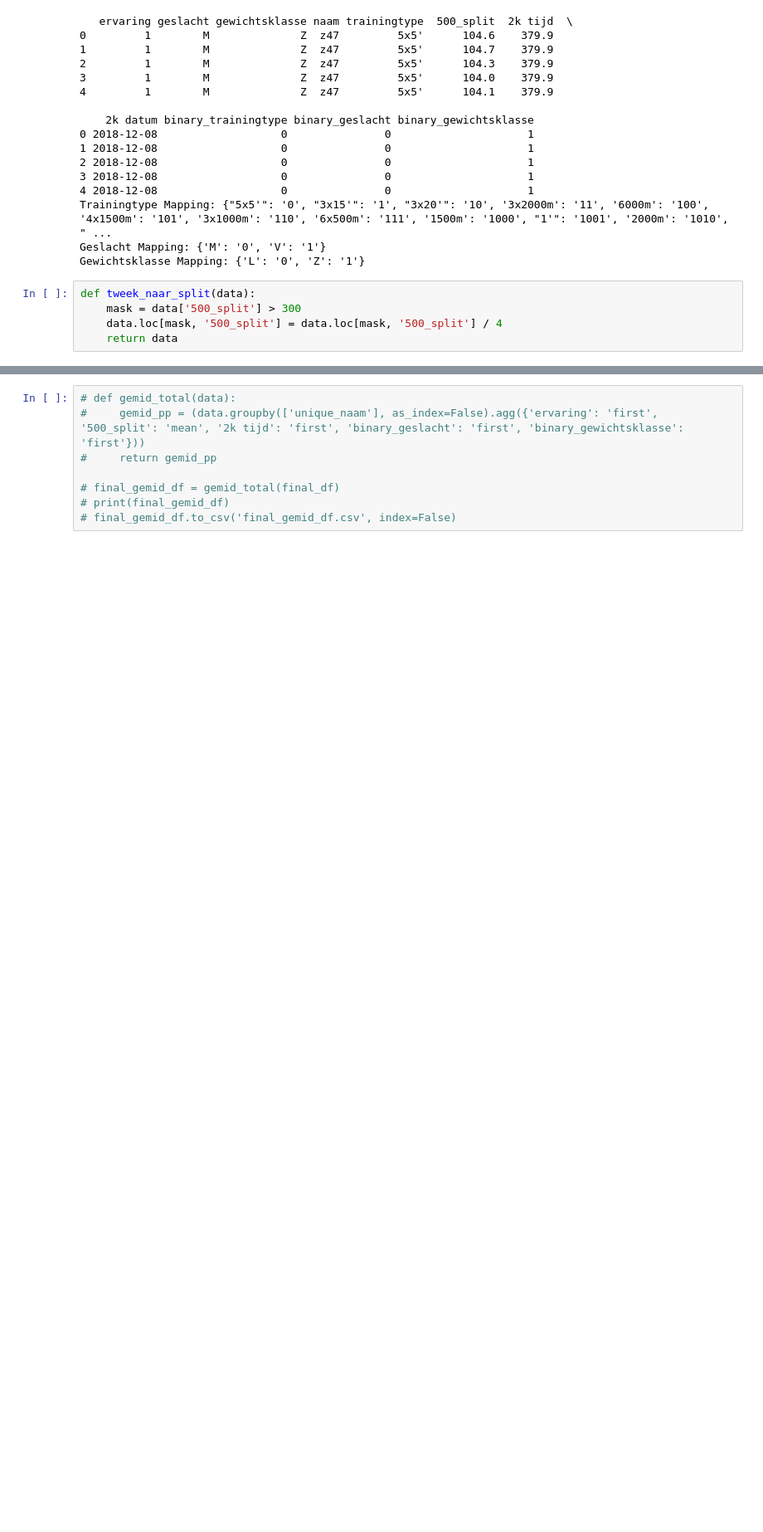
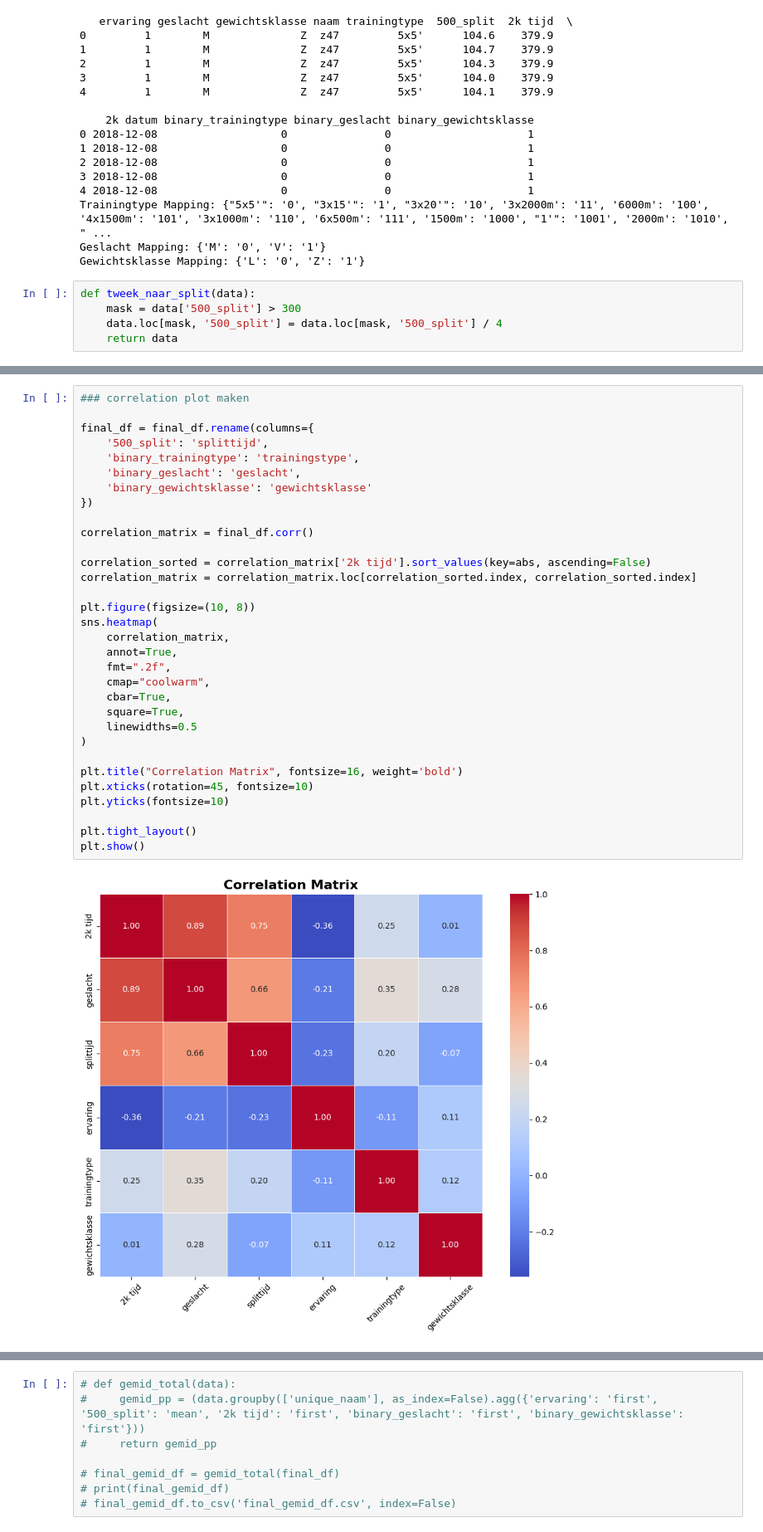
Before and after one commit to bibidemarezoyens/LB, a Jupyter notebook: rowrowrow.ipynb, the cells around one changed output, grey strips where cells are left out. Shown at 83% size. Cells and saved outputs as stored; diff of their text form; blank space fills up the shorter version.

```diff
--- a/rowrowrow.ipynb
+++ b/rowrowrow.ipynb
@@ -200,3 +214,37 @@ final_df.to_csv('final_df.csv', index=False)
+# %%
+### correlation plot maken
+
+final_df = final_df.rename(columns={
+    '500_split': 'splittijd',
+    'binary_trainingtype': 'trainingstype',
+    'binary_geslacht': 'geslacht',
+    'binary_gewichtsklasse': 'gewichtsklasse'
+})
+
+correlation_matrix = final_df.corr()
+
+correlation_sorted = correlation_matrix['2k tijd'].sort_values(key=abs, ascending=False)
+correlation_matrix = correlation_matrix.loc[correlation_sorted.index, correlation_sorted.index]
+
+plt.figure(figsize=(10, 8))
+sns.heatmap(
+    correlation_matrix,
+    annot=True,
+    fmt=".2f",
+    cmap="coolwarm",
+    cbar=True,
+    square=True,
+    linewidths=0.5
+)
+
+plt.title("Correlation Matrix", fontsize=16, weight='bold')
+plt.xticks(rotation=45, fontsize=10)
+plt.yticks(fontsize=10)
+
+plt.tight_layout()
+plt.show()
+# %% [output]
+[figure, added]
 # %%
 ### one hot encoding van de categorische kolommen
 
```
Also changed, not shown: parts of 5 cells of this notebook, 1 other file.
